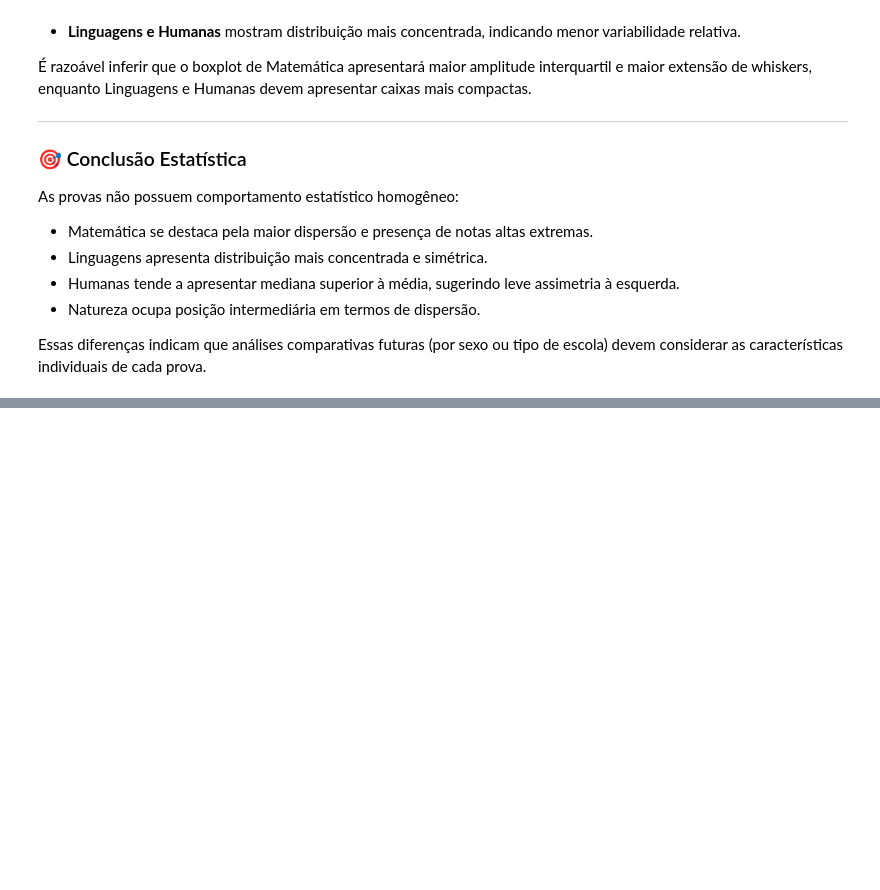
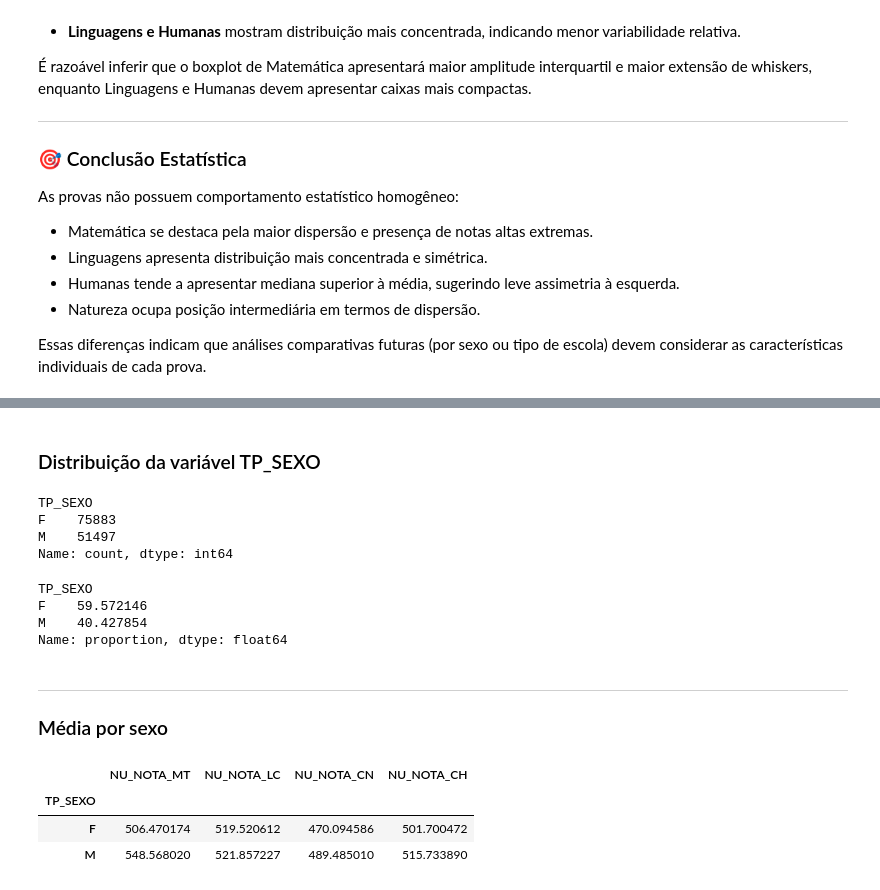
Before and after one commit to wellitonrocha/data_science_journey, a Jupyter notebook: Semana05_Estatistica_ENEM/enem_stats.ipynb, the cells around one changed output, grey strips where cells are left out. Drawn from its saved outputs; the diff is of its cells as text; code cells hidden in the pictures; blank space fills up the shorter version.

```diff
--- a/Semana05_Estatistica_ENEM/enem_stats.ipynb
+++ b/Semana05_Estatistica_ENEM/enem_stats.ipynb
@@ -256,0 +263,29 @@ Essas diferenças indicam que análises comparativas futuras (por sexo ou tipo d
+# %% [markdown]
+### Distribuição da variável TP_SEXO
+# %%
+df_stats["TP_SEXO"].value_counts()
+# %% [output]
+TP_SEXO
+F    75883
+M    51497
+Name: count, dtype: int64
+# %%
+df_stats["TP_SEXO"].value_counts(normalize=True) * 100
+# %% [output]
+TP_SEXO
+F    59.572146
+M    40.427854
+Name: proportion, dtype: float64
+# %% [markdown]
+---
+### Média por sexo
+# %%
+df_stats.groupby("TP_SEXO")[["NU_NOTA_MT",
+                             "NU_NOTA_LC",
+                             "NU_NOTA_CN",
+                             "NU_NOTA_CH"]].mean()
+# %% [output]
+|  | NU_NOTA_MT | NU_NOTA_LC | NU_NOTA_CN | NU_NOTA_CH |
+| TP_SEXO |  |  |  |  |
+| F | 506.470174 | 519.520612 | 470.094586 | 501.700472 |
+| M | 548.568020 | 521.857227 | 489.485010 | 515.733890 |
```
Also changed, not shown: parts of 8 cells of this notebook, 1 other file.
